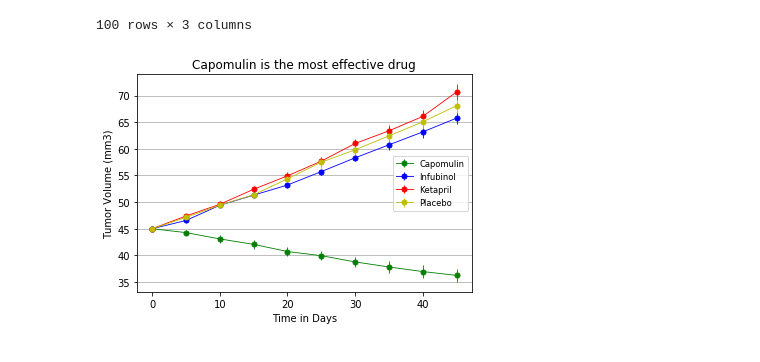
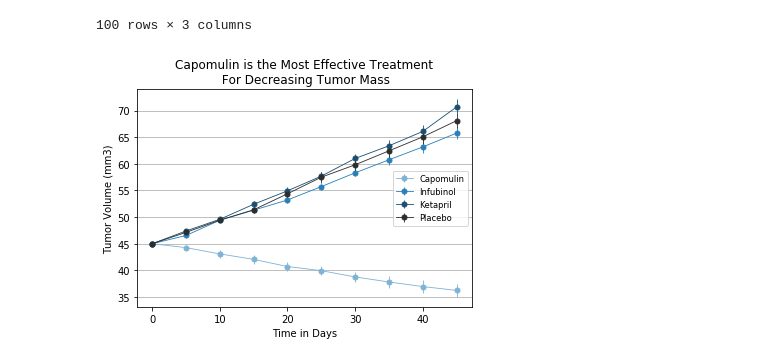
Before and after one commit to Unionindesign/matplotlib-challenge, a Jupyter notebook: pymaceuticals.ipynb, the cells around one changed output. Saved outputs shown, nothing was run; the diff lists cells and outputs as text; code cells hidden in the pictures.

Commit message:
first plot complete

```diff
--- a/pymaceuticals.ipynb
+++ b/pymaceuticals.ipynb
@@ -108,7 +108,7 @@ plt.errorbar(
     mean_tumors_formatted.index,
     mean_tumors_formatted["Capomulin"],
     yerr=sem_tumors_formatted["Capomulin"],
-    color="g",
+    color="#7FB3D5",
     marker="o",
     markersize=5,
     # linestyle="dashed",
@@ -118,38 +118,38 @@ plt.errorbar(
     mean_tumors_formatted.index,
     mean_tumors_formatted["Infubinol"],
     yerr=sem_tumors_formatted["Infubinol"],
-    color="b",
+    color="#2980B9",
     marker="o",
     markersize=5,
     # linestyle="dashed",
     linewidth=0.85)
 # Ketapril plot
 plt.errorbar(
     mean_tumors_formatted.index,
     mean_tumors_formatted["Ketapril"],
     yerr=sem_tumors_formatted["Ketapril"],
-    color="r",
+    color="#1B4F72",
     marker="o",
     markersize=5,
     # linestyle="dashed",
     linewidth=0.85)
 # Placebo plot
 plt.errorbar(
     mean_tumors_formatted.index,
     mean_tumors_formatted["Placebo"],
     yerr=sem_tumors_formatted["Placebo"],
-    color="y",
+    color="#2d2d2d",
     marker="o",
     markersize=5,
     # linestyle="dashed",
     linewidth=0.85)
 # Titles and legends
 plt.ylabel("Tumor Volume (mm3)")
 plt.xlabel("Time in Days")
 plt.grid(axis='y')
 plt.legend(['Capomulin', 'Infubinol', 'Ketapril', 'Placebo'],loc="center right", fontsize="small", fancybox=True)
-plt.title("Capomulin is the most effective Treatment")
-
+plt.title("Capomulin is the Most Effective Treatment\n For Decreasing Tumor Mass")
+plt.savefig('./images/tumorMass.png')
 plt.show()
 # %% [output]
-[figure, old version]
+[figure, new version]
```
